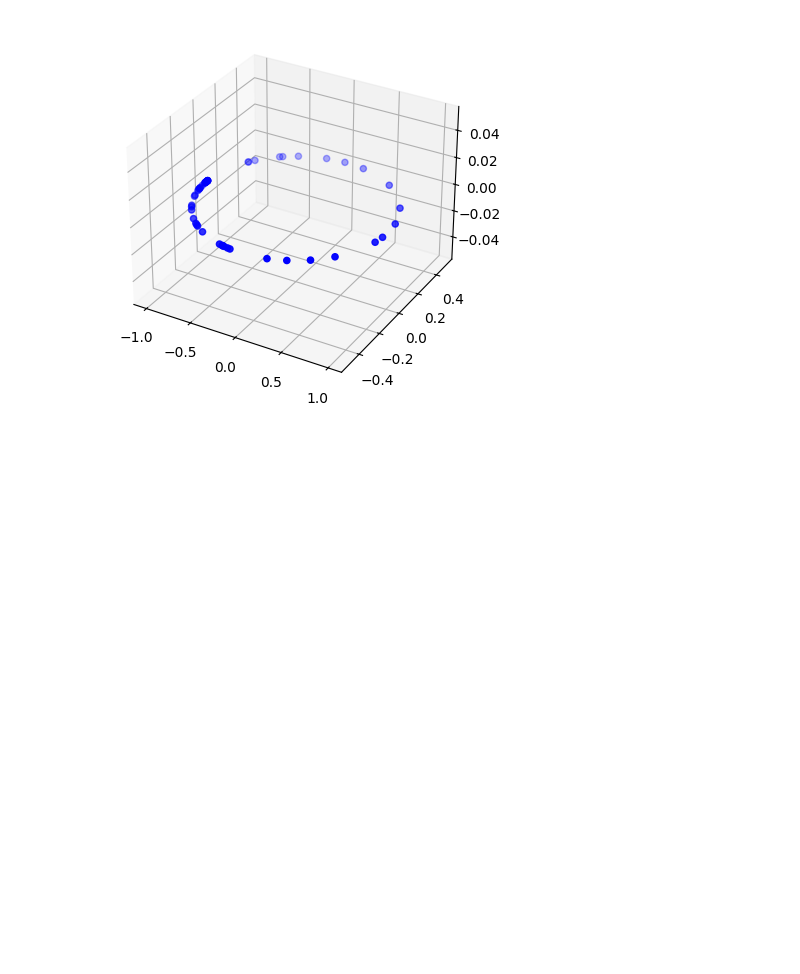
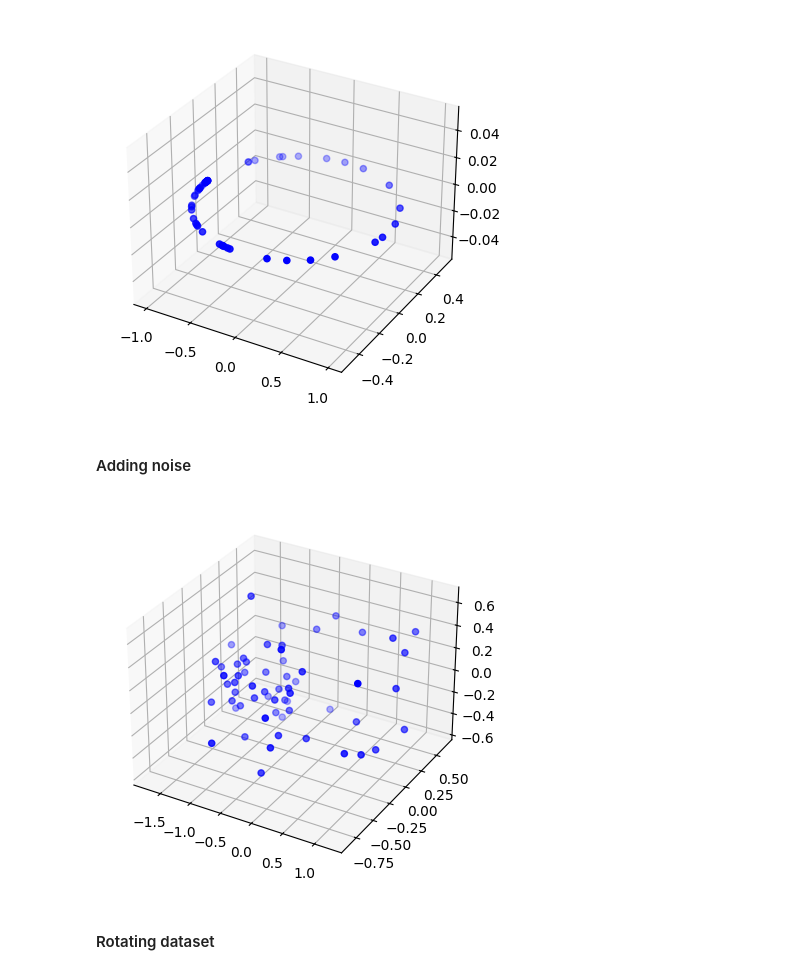
Before and after one commit to Zane-dev16/Dimensionality-Reduction-Notebooks, a Jupyter notebook: notebooks/linear_data_dim_reduction.ipynb.ipynb, the cells around one changed output. Drawn from its saved outputs; the diff is of its cells as text; code cells hidden in the pictures; blank space fills up the shorter version.

Commit message:
Add noise to data

```diff
--- a/notebooks/linear_data_dim_reduction.ipynb.ipynb
+++ b/notebooks/linear_data_dim_reduction.ipynb.ipynb
@@ -55,3 +55,16 @@ ax.scatter(X[:, 0], X[:, 1], X[:, 2], c='b', marker='o')
 plt.show()
 # %% [output]
 [figure]
+# %% [markdown]
+#### Adding noise
+# %%
+X += 0.28 * np.random.randn(m, 3)
+# %%
+fig = plt.figure()
+ax = fig.add_subplot(111, projection="3d")
+ax.scatter(X[:, 0], X[:, 1], X[:, 2], c='b', marker='o')
+plt.show()
+# %% [output]
+[figure, added]
+# %% [markdown]
+#### Rotating dataset
```
Also changed, not shown: parts of 1 cell of this notebook.
